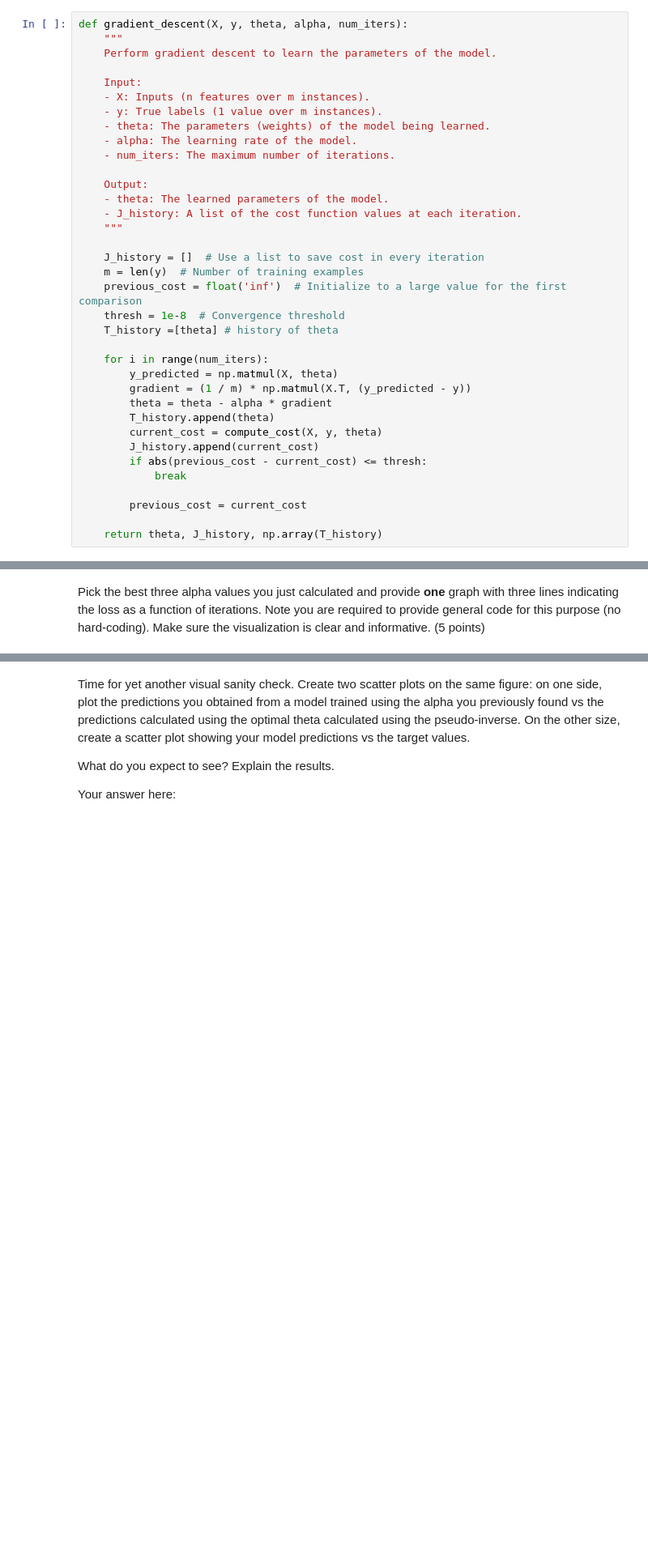
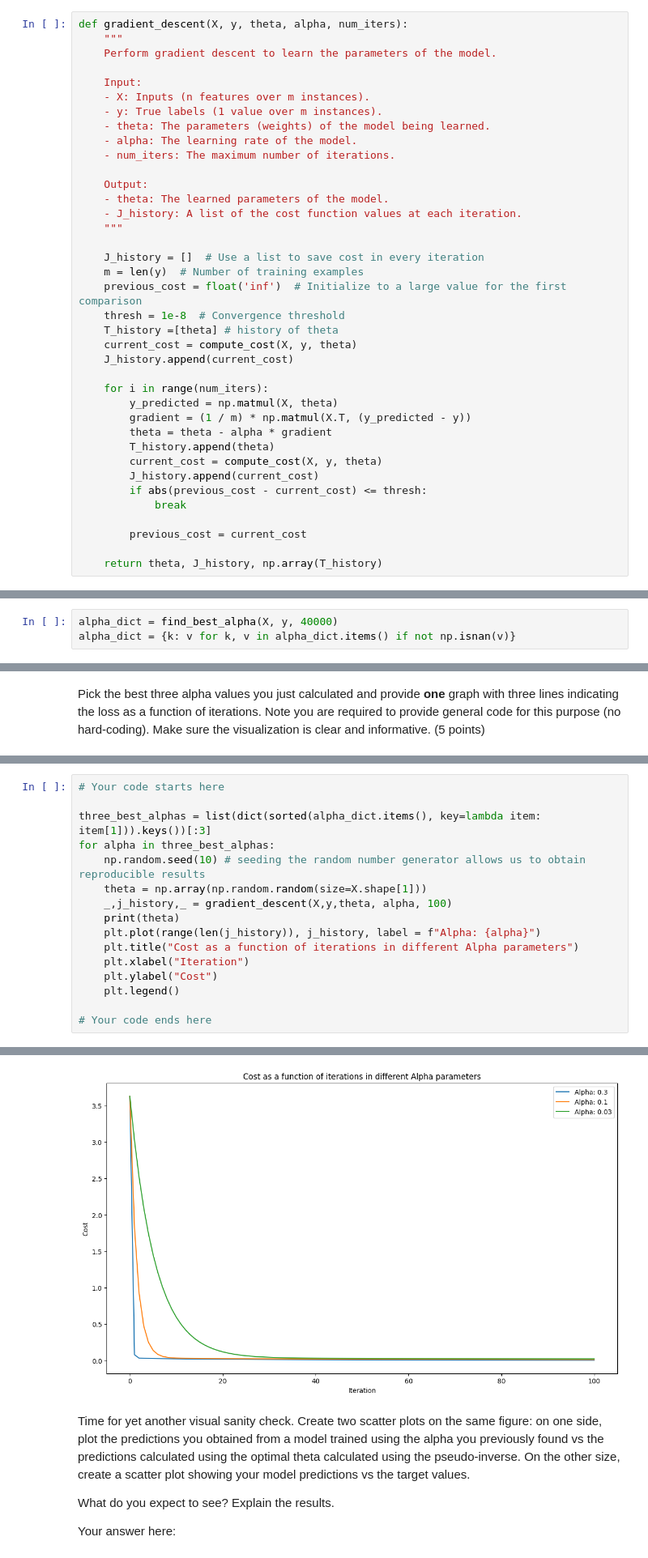
Before and after one commit to itanini/ML_ex2, a Jupyter notebook: hw2.ipynb, the cells around one changed output, grey strips where cells are left out. Shown: that part at 81% size. Cells and saved outputs as stored; diff of their text form; blank space fills up the shorter version.

Commit message:
Added 2 figures

```diff
--- a/hw2.ipynb
+++ b/hw2.ipynb
@@ -204,6 +214,8 @@ def gradient_descent(X, y, theta, alpha, num_iters):
     previous_cost = float('inf')  # Initialize to a large value for the first comparison
     thresh = 1e-8  # Convergence threshold
     T_history =[theta] # history of theta
+    current_cost = compute_cost(X, y, theta)
+    J_history.append(current_cost)
 
     for i in range(num_iters):
         y_predicted = np.matmul(X, theta)
@@ -318,3 +328,6 @@ alpha_dict = find_best_alpha(X, y, 40000)
+# %%
+alpha_dict = find_best_alpha(X, y, 40000)
+alpha_dict = {k: v for k, v in alpha_dict.items() if not np.isnan(v)}
 # %% [markdown]
 Obtain the best learning rate from the dictionary `alpha_dict`. This can be done in a single line using built-in functions.
 
@@ -333,0 +344,17 @@ Pick the best three alpha values you just calculated and provide **one** graph w
+# %%
+# Your code starts here
+
+three_best_alphas = list(dict(sorted(alpha_dict.items(), key=lambda item: item[1])).keys())[:3]
+for alpha in three_best_alphas:
+    np.random.seed(10) # seeding the random number generator allows us to obtain reproducible results
+    theta = np.array(np.random.random(size=X.shape[1]))
+    _,j_history,_ = gradient_descent(X,y,theta, alpha, 100)
+    print(theta)
+    plt.plot(range(len(j_history)), j_history, label = f"Alpha: {alpha}")
+    plt.title("Cost as a function of iterations in different Alpha parameters")
+    plt.xlabel("Iteration")
+    plt.ylabel("Cost")
+    plt.legend()
+
+# Your code ends here
+# %% [output]
@@ -334,3 +370,4 @@ Pick the best three alpha values you just calculated and provide **one** graph w
+[figure, added]
 # %% [markdown]
 Time for yet another visual sanity check. Create two scatter plots on the same figure: on one side, plot the predictions you obtained from a model trained using the alpha you previously found vs the predictions calculated using the optimal theta calculated using the pseudo-inverse. On the other size, create a scatter plot showing your model predictions vs the target values.
 
```
Also changed, not shown: parts of 8 cells of this notebook.
